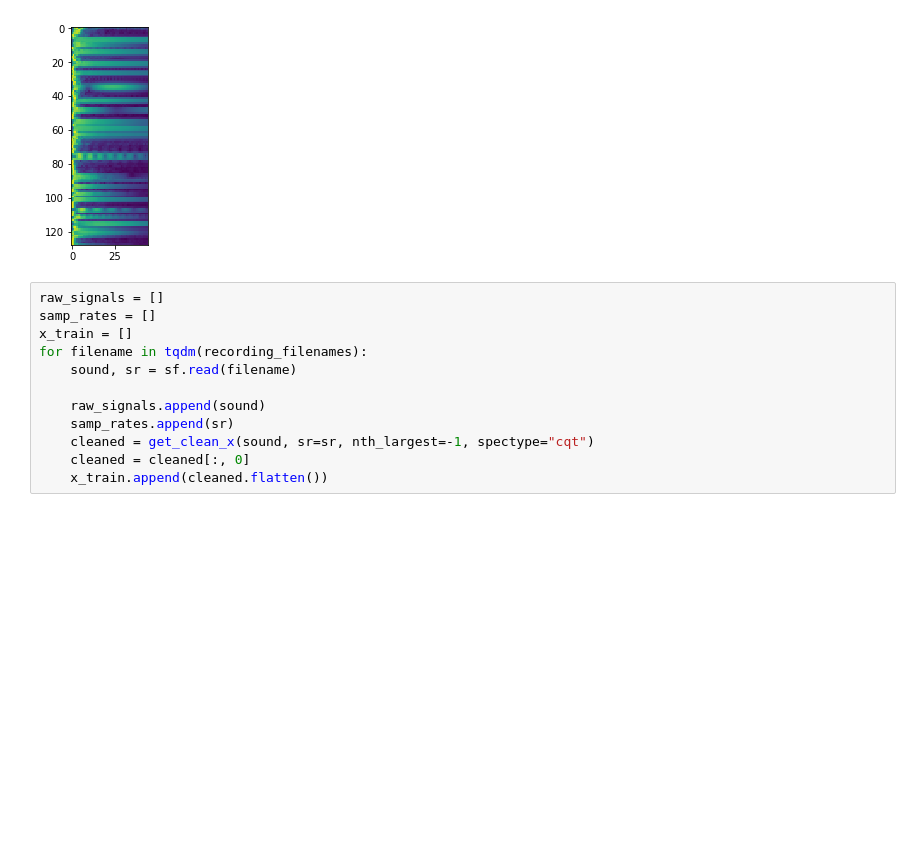
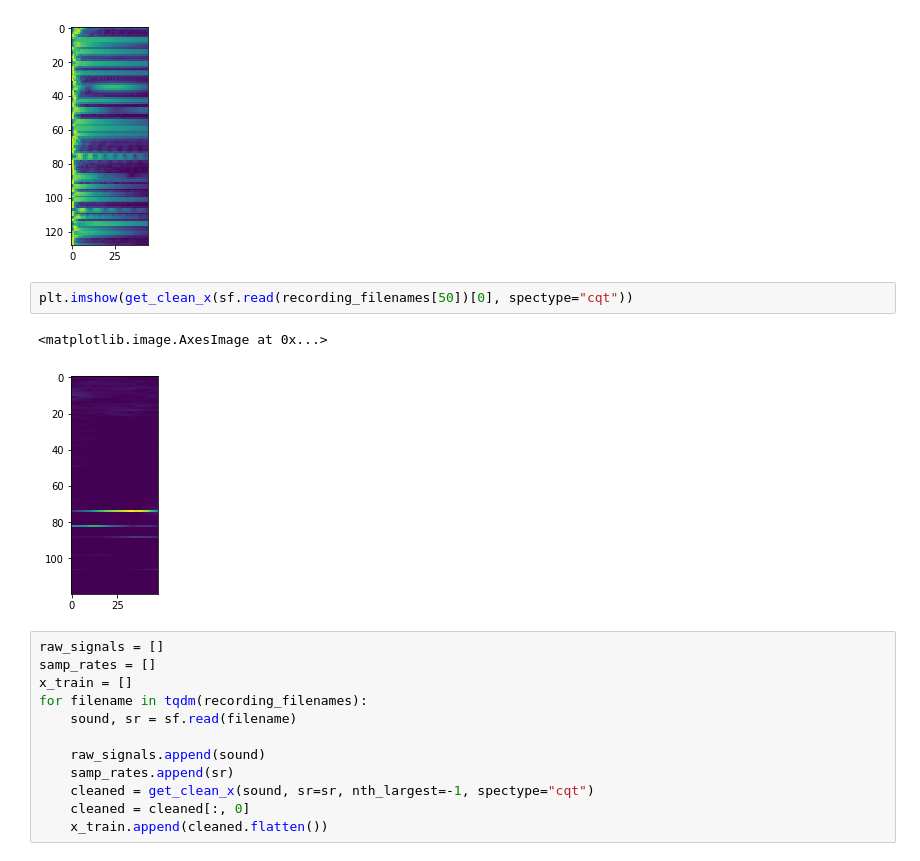
Before and after one commit to MattGraz/engr511, a Jupyter notebook: notebooks/generated_chord_model.ipynb, the cells around one changed output. Saved outputs shown, nothing was run; the diff lists cells and outputs as text; blank space fills up the shorter version.

```diff
--- a/notebooks/generated_chord_model.ipynb
+++ b/notebooks/generated_chord_model.ipynb
@@ -433,6 +435,11 @@ plt.imshow(get_clean_x(sf.read(recording_filenames[50])[0]))
 # %% [output]
 <matplotlib.image.AxesImage at 0x...>
 [figure]
+# %%
+plt.imshow(get_clean_x(sf.read(recording_filenames[50])[0], spectype="cqt"))
+# %% [output]
+<matplotlib.image.AxesImage at 0x...>
+[figure, added]
 # %%
 raw_signals = []
 samp_rates = []
```
Also changed, not shown: parts of 24 cells of this notebook.
